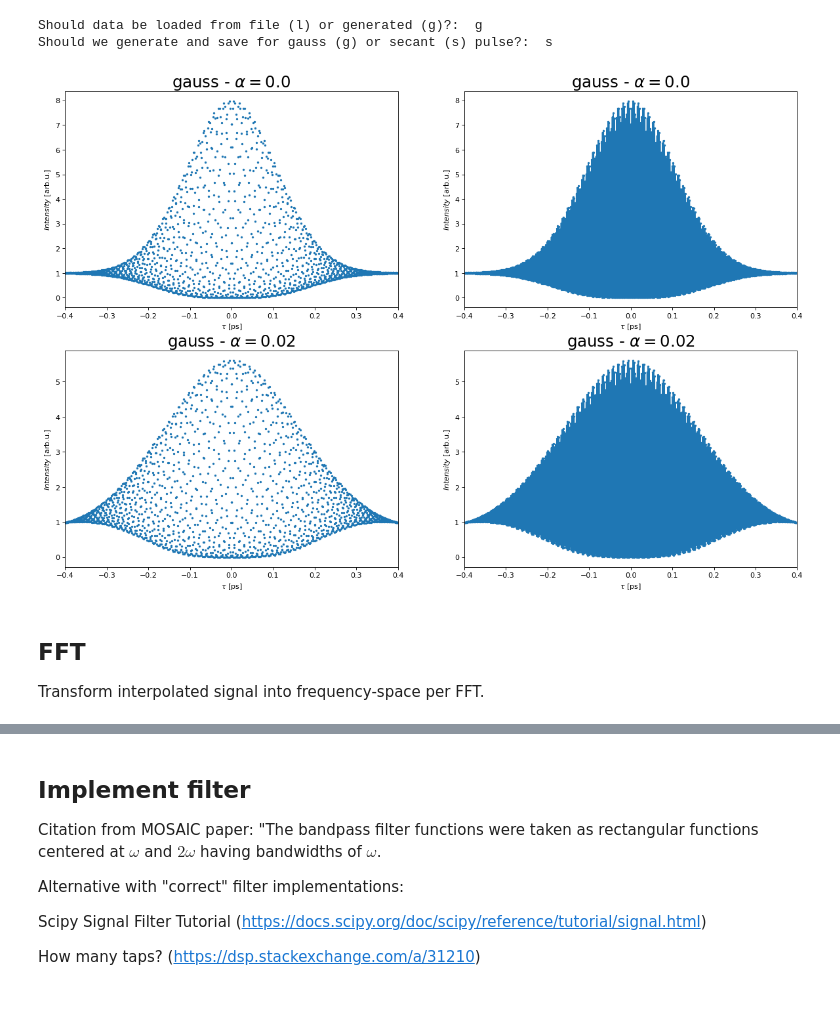
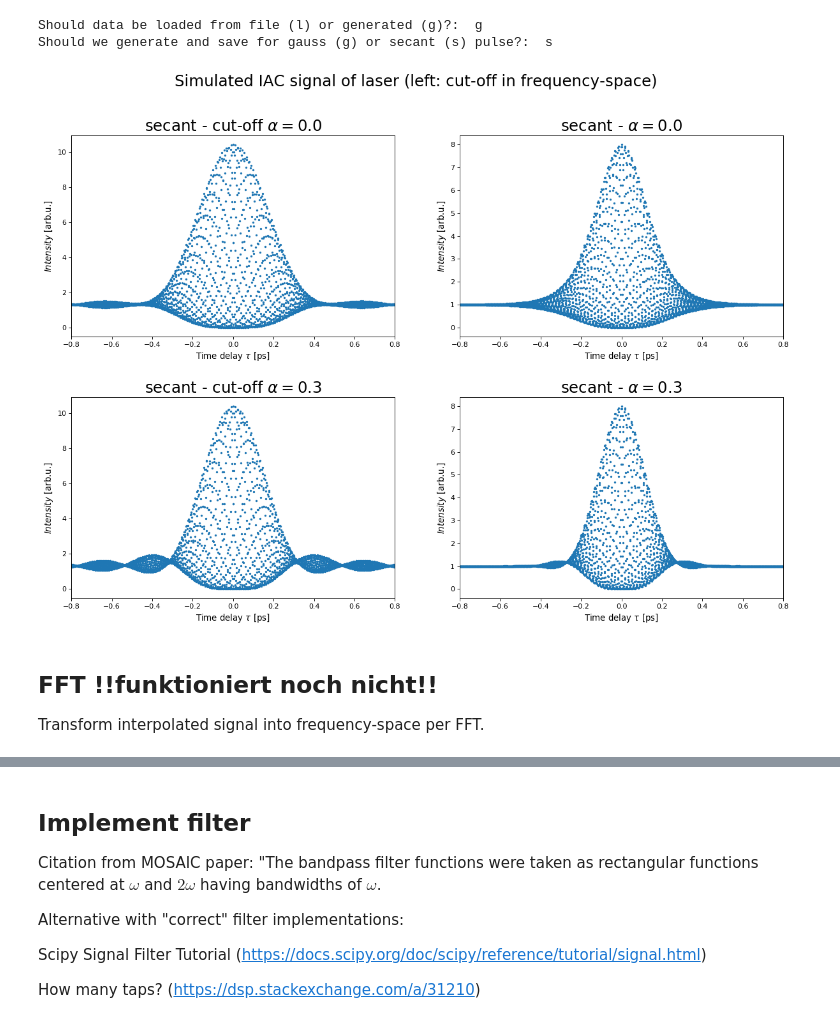
Before and after one commit to JKU-HFP/Chirp-Diagnostic, a Jupyter notebook: Simulating_IAC_of_cut-off_chirped_Laser.ipynb, the cells around one changed output, grey strips where cells are left out. Cells and saved outputs as stored; diff of their text form; code cells hidden in the pictures.

Commit message:
IAC of simualted cut-off signal finished - without MOSAIC

```diff
--- a/Simulating_IAC_of_cut-off_chirped_Laser.ipynb
+++ b/Simulating_IAC_of_cut-off_chirped_Laser.ipynb
@@ -273,0 +287,6 @@ $$\hat{c}(f) = \mathrm{rect}\left(\frac{f - \textrm{frequency_laser}}{\textrm{cu
+# %%
+def gen_I_M_values_cut_off(E_values, tau_values, alpha_values,  A, tau_0, omega):
+    I_M_values = np.empty((tau_values.size, alpha_values.size))
+    for i in range(alpha_values.size):
+        I_M_values[:,i] = I_M_cut_off(E_values, tau_values, A, tau_0, omega, i)
+    return tau_values, I_M_values
@@ -285,7 +307,7 @@ def I_M(E, tau_values, A, tau_0, omega, alpha):
 # %% [markdown]
 Number of $\tau$-values to calculate:
 # %%
-tau_limit = tau_0_laser * 4
+tau_limit = tau_0_laser * 8
 # %% [markdown]
 Calculate the number of values so we can fft to at least $3 \cdot \omega$
 
@@ -295,7 +317,7 @@ $$\Rightarrow \textit{number_tau_values} = \frac{6}{\pi} \cdot \textit{tau_limit
 
 "//100 * 100 + 100" so we don't get an integer multiple (which brings weird results)
 # %%
-number_tau_values = int((6 / np.pi * tau_limit * omega_laser)//100 * 100 + 100)
+number_tau_values = int((6 / np.pi * tau_limit * omega_laser)//333 * 333 + 100)
 # %%
 def gen_I_M_values(E, tau_limit, number_tau_values, alpha_values,  A, tau_0, omega):
     tau_values = np.linspace(-tau_limit, tau_limit, number_tau_values)
@@ -341,47 +363,44 @@ while(True):
                 alpha_values = alpha_secant_values
                 A = A_secant
                 laser_type = "secant"
-                tau_values_1, I_M_values_1 = gen_I_M_values(E_secant, tau_limit, number_tau_values,
+                tau_values_1, I_M_values_1 = gen_I_M_values_cut_off(E_secant_cut_off_values_1, t_values_1,
                                                                       alpha_values,  A,
                                                                       tau_0_laser, omega_laser)
-                path = r"../../Data/Autocorrelator/Simulation/"
-                data = np.empty((tau_values_1.size + 1, alpha_values.size + 1))
-                data[0] = np.append(1, alpha_values)
-                data[1:] = np.append(tau_values_1[:, np.newaxis], I_M_values_1, axis=1)
-                np.savetxt(path + "Autocorrelation_Simulation_Secant_"
-                           + str(datetime.now()).replace(":", "_")
-                           + ".txt", data,
-                           header = "tau_values | I", comments=" first line corresponds to (0=Gauss or 1=Secant) and then alpha_values")
+
+                tau_values_2, I_M_values_2 = gen_I_M_values(E_secant, tau_limit, number_tau_values,
+                                                                      alpha_values,  A,
+                                                                      tau_0_laser, omega_laser)
                 break
         break
 # %% [output]
 Should data be loaded from file (l) or generated (g)?:  g
 Should we generate and save for gauss (g) or secant (s) pulse?:  s
 # %%
-# Create a figure of size 8x6 inches, 80 dots per inch
 plt.figure(figsize=(18, alpha_values.size * 6), dpi=80)
+plt.subplots_adjust(hspace = 0.3)
+plt.suptitle('Simulated IAC signal of laser (left: cut-off in frequency-space)', fontsize = 22)
 
 for i in range(alpha_values.size):
     plt.subplot(alpha_values.size, 2, 2 * i + 1)
-    plt.title(laser_type + r" - $\alpha = {}$".format(alpha_values[i]), fontsize=22)
-    plt.xlabel(r"$\tau$ [ps]")
-    plt.ylabel(r"$Intensity$ [arb.u.]")
+    plt.title(laser_type + r" - cut-off $\alpha = {}$".format(alpha_values[i]), fontsize=22)
+    plt.xlabel(r"Time delay $\tau$ [ps]", fontsize=12)
+    plt.ylabel(r"$Intensity$ [arb.u.]", fontsize=12)
     plt.xlim(-tau_limit, tau_limit)
     plt.plot(tau_values_1, I_M_values_1[:,i], ".", markersize=4)
 
 
     plt.subplot(alpha_values.size, 2, 2 * i + 2)
     plt.title(laser_type + r" - $\alpha = {}$".format(alpha_values[i]), fontsize=22)
-    plt.xlabel(r"$\tau$ [ps]")
-    plt.ylabel(r"$Intensity$ [arb.u.]")
+    plt.xlabel(r"Time delay $\tau$ [ps]", fontsize=12)
+    plt.ylabel(r"$Intensity$ [arb.u.]", fontsize=12)
     plt.xlim(-tau_limit, tau_limit)
-    plt.plot(tau_values_1, I_M_values_1[:,i], ".", ls="-", markersize=4)
+    plt.plot(tau_values_2, I_M_values_2[:,i], ".", markersize=4)
 
 plt.show()
 # %% [output]
-[figure, old version]
+[figure, new version]
 # %% [markdown]
-## FFT
+## FFT !!funktioniert noch nicht!!
 Transform interpolated signal into frequency-space per FFT.
 # %%
 # Plot the FFT power
```
Also changed, not shown: parts of 9 cells of this notebook, 1 other file.
